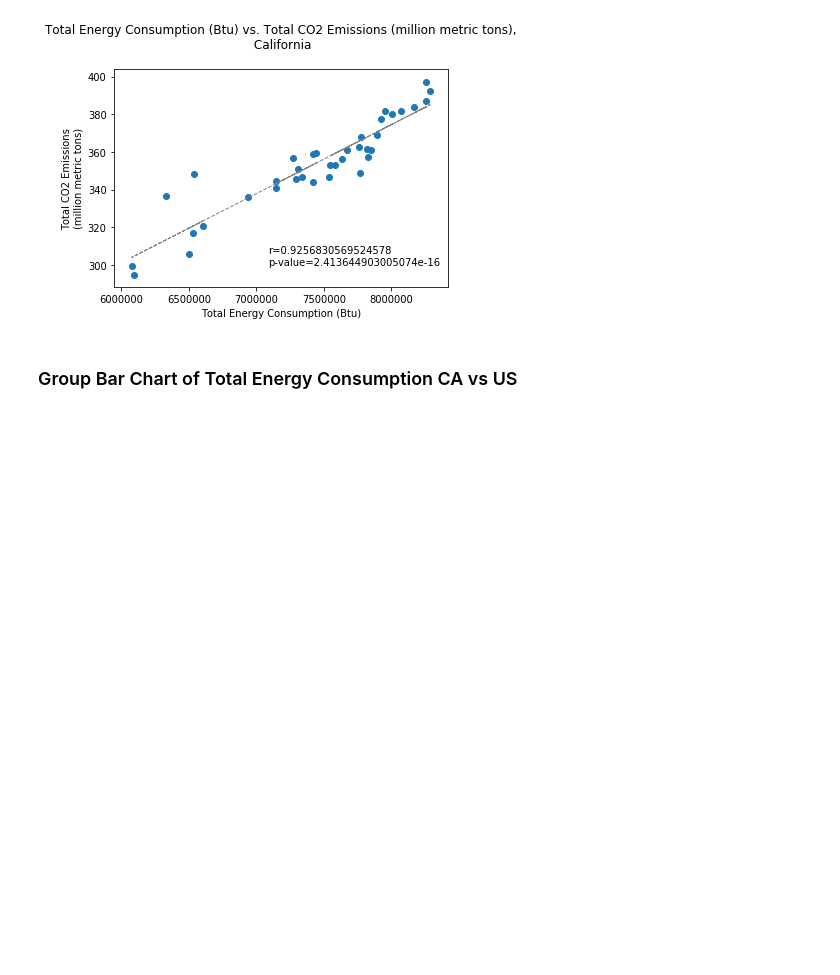
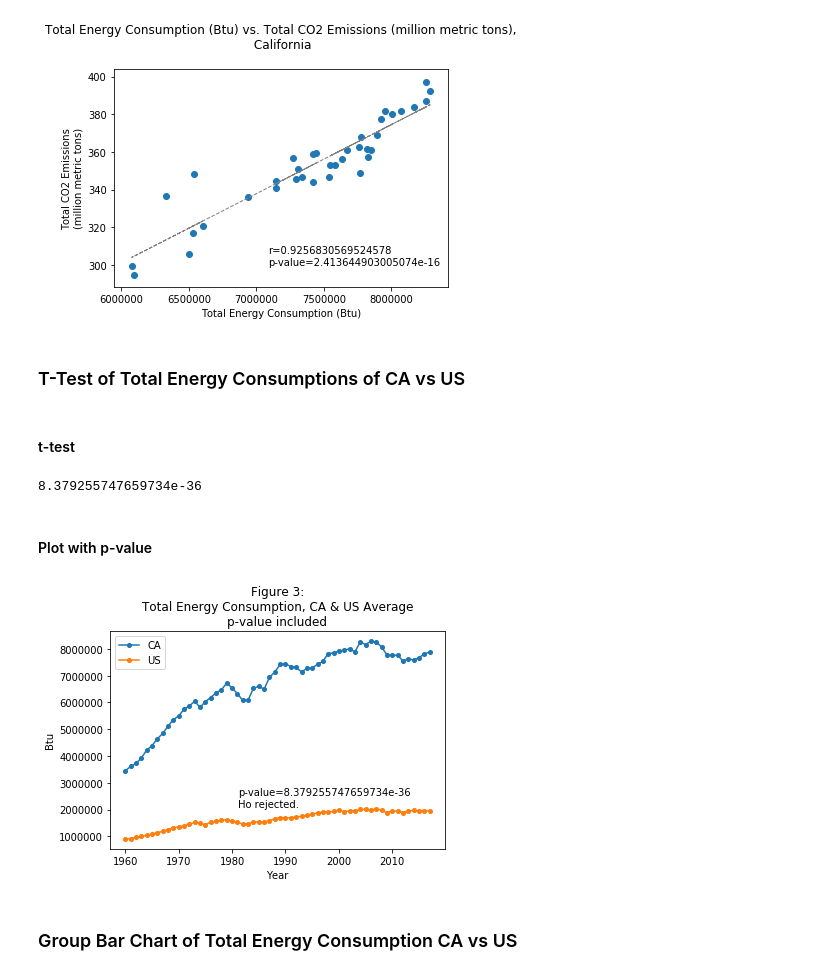
Before and after one commit to david-kishi/US_Energy_Consumption_Analysis, a Jupyter notebook: Analysis/Energy Consumption and CO2 Emission Analysis.ipynb, the cells around one changed output. Cells and saved outputs as stored; diff of their text form; code cells hidden in the pictures; blank space fills up the shorter version.

```diff
--- a/Analysis/Energy Consumption and CO2 Emission Analysis.ipynb
+++ b/Analysis/Energy Consumption and CO2 Emission Analysis.ipynb
@@ -130,6 +162,29 @@ plt.annotate(f"r={r_value}\np-value={p_value}", (230,60), xycoords='figure point
 plt.show()
 # %% [output]
 [figure]
+# %% [markdown]
+### T-Test of Total Energy Consumptions of CA vs US
+# %% [markdown]
+#### t-test
+# %%
+test, p = stats.ttest_1samp(TETC_CA_df.TETCB_CA, TETC_US_df.TETCB_US_AVG.mean())
+p
+# %% [output]
+8.379255747659734e-36
+# %% [markdown]
+#### Plot with p-value
+# %%
+plt.title("Figure 3:\nTotal Energy Consumption, CA & US Average\np-value included")
+plt.plot(TETC_CA_df.Year, TETC_CA_df.TETCB_CA, marker='o', markersize=4, label='CA')
+plt.plot(TETC_US_df.Year, TETC_US_df.TETCB_US_AVG, marker='o', markersize=4, label='US')
+plt.xlabel("Year")
+plt.ylabel("Btu")
+plt.annotate(f"p-value={p}\nHo rejected.", (200,80), xycoords='figure points')
+plt.legend()
+
+plt.show()
+# %% [output]
+[figure, added]
 # %% [markdown]
 ### Group Bar Chart of Total Energy Consumption CA vs US
 # %%
```
Also changed, not shown: parts of 9 cells of this notebook.
